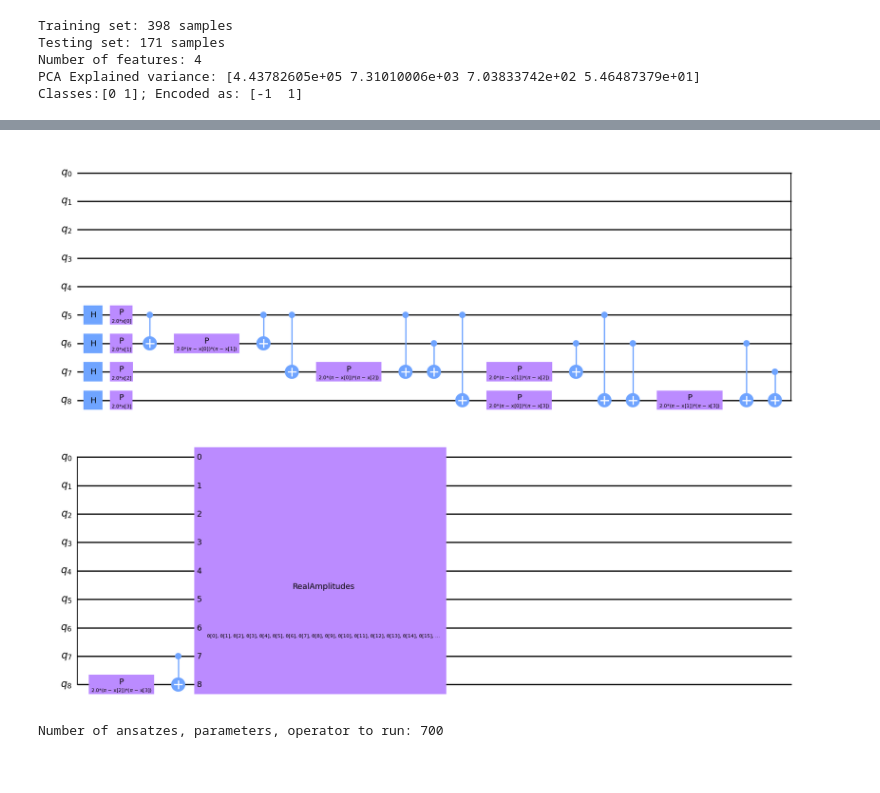
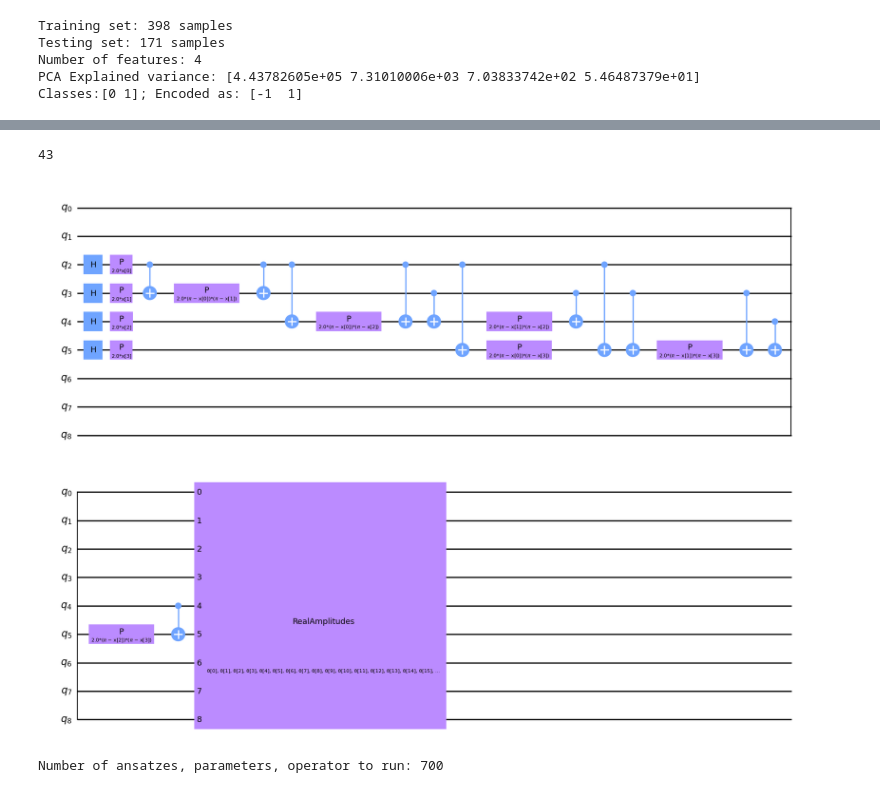
Before and after one commit to NNCT2904/VQA-Notes-v2, a Jupyter notebook: playground.ipynb, the cells around one changed output, grey strips where cells are left out. Saved outputs shown, nothing was run; the diff lists cells and outputs as text; code cells hidden in the pictures.

```diff
--- a/playground.ipynb
+++ b/playground.ipynb
@@ -58,11 +79,15 @@ Classes:[0 1]; Encoded as: [-1  1]
+# %%
+print(anz.decompose().depth())
+# %% [output]
+43
 # %%
 feature_map = featureMapGenerator(FEATURE_DIM)
 ansatz = AnsatzGenerator(MAX_QUBITS, MAX_REPS, ENTANGLEMENT)
 
-experimental_qc = circuitBuilder(feature_map, ansatz, 'bottom')
+experimental_qc = circuitBuilder(feature_map, ansatz, 'middle')
 experimental_qc.decompose().draw('mpl')
 # %% [output]
-[figure, old version]
+[figure, new version]
 # %%
 reps = num_qubits
 ansatzes_m0 = [AnsatzGenerator(n, r) for n, r in zip(num_qubits, reps)]
```
Also changed, not shown: parts of 3 cells of this notebook, 5 other files.
